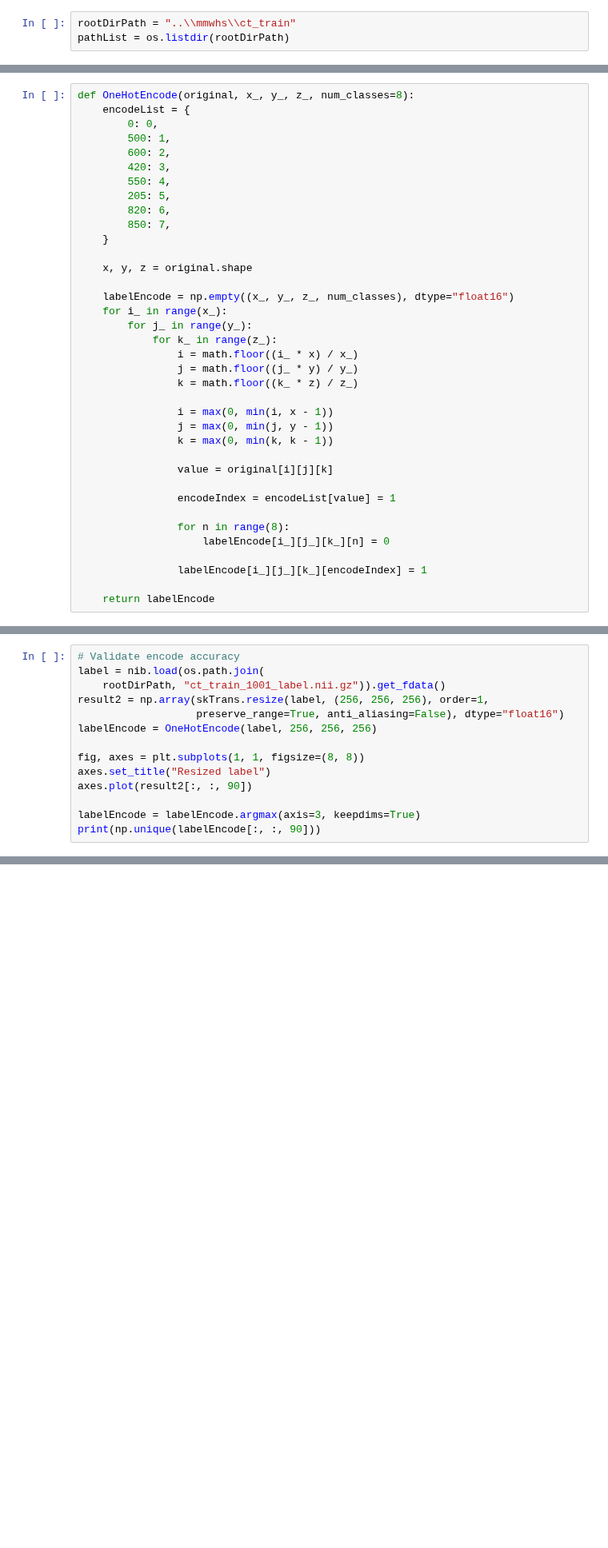
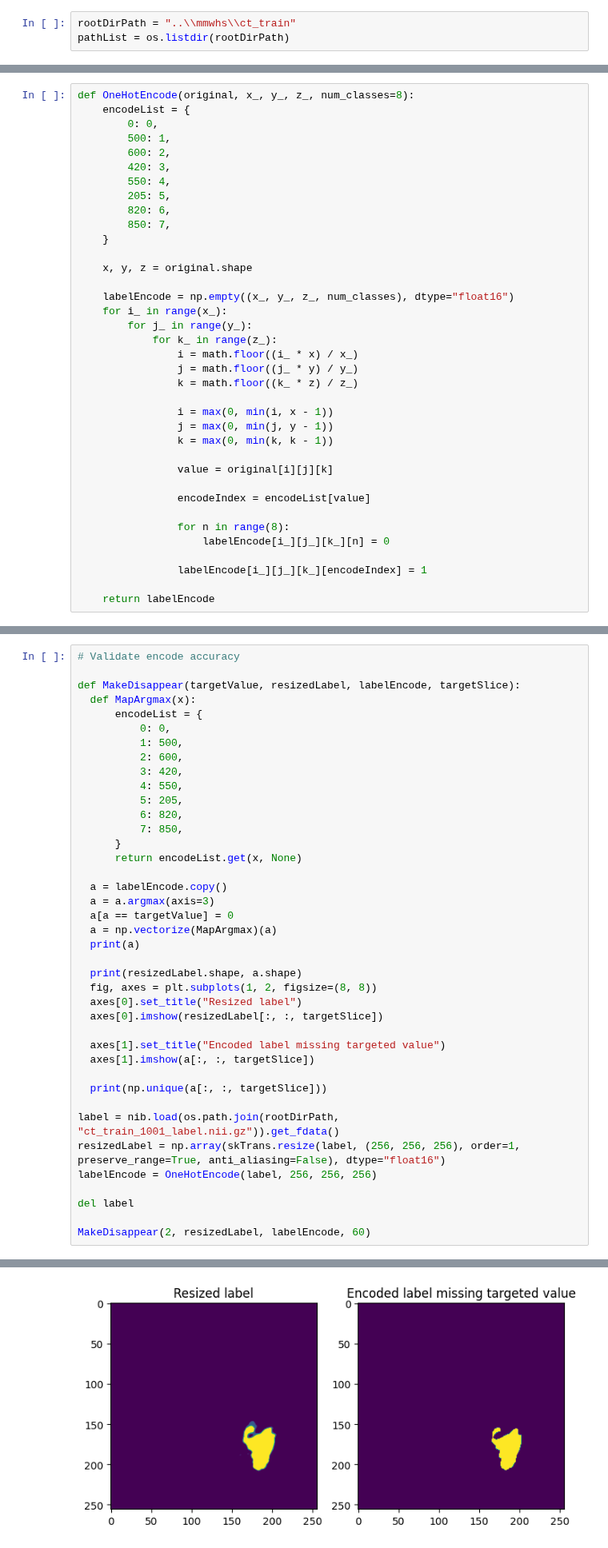
Before and after one commit to VISEF-ISEF-team/VasculAR, a Jupyter notebook: DeepLearning/model/6-Vnet.ipynb, the cells around one changed output, grey strips where cells are left out. Shown at 80% size. Drawn from its saved outputs; the diff is of its cells as text; blank space fills up the shorter version.

Commit message:
added encode accuracy proof, vnet functions

```diff
--- a/DeepLearning/model/6-Vnet.ipynb
+++ b/DeepLearning/model/6-Vnet.ipynb
@@ -101,7 +106,7 @@ def OneHotEncode(original, x_, y_, z_, num_classes=8):
 
                 value = original[i][j][k]
 
-                encodeIndex = encodeList[value] = 1
+                encodeIndex = encodeList[value]
 
                 for n in range(8):
                     labelEncode[i_][j_][k_][n] = 0
@@ -131,14 +156,41 @@ GenerateEncodeData(rootDirPath, pathList, 256, 256, 256)
-# %%
-# Validate encode accuracy
-label = nib.load(os.path.join(
-    rootDirPath, "ct_train_1001_label.nii.gz")).get_fdata()
-result2 = np.array(skTrans.resize(label, (256, 256, 256), order=1,
-                   preserve_range=True, anti_aliasing=False), dtype="float16")
-labelEncode = OneHotEncode(label, 256, 256, 256)
-
-fig, axes = plt.subplots(1, 1, figsize=(8, 8))
-axes.set_title("Resized label")
-axes.plot(result2[:, :, 90])
-
-labelEncode = labelEncode.argmax(axis=3, keepdims=True)
-print(np.unique(labelEncode[:, :, 90]))
+# %%
+# Validate encode accuracy
+
+def MakeDisappear(targetValue, resizedLabel, labelEncode, targetSlice):
+  def MapArgmax(x):
+      encodeList = {
+          0: 0,
+          1: 500,
+          2: 600,
+          3: 420,
+          4: 550,
+          5: 205,
+          6: 820,
+          7: 850,
+      }
+      return encodeList.get(x, None)
+
+  a = labelEncode.copy()
+  a = a.argmax(axis=3)
+  a[a == targetValue] = 0
+  a = np.vectorize(MapArgmax)(a)
+  print(a)
+
+  print(resizedLabel.shape, a.shape)
+  fig, axes = plt.subplots(1, 2, figsize=(8, 8))
+  axes[0].set_title("Resized label")
+  axes[0].imshow(resizedLabel[:, :, targetSlice])
+
+  axes[1].set_title("Encoded label missing targeted value")
+  axes[1].imshow(a[:, :, targetSlice])
+
+  print(np.unique(a[:, :, targetSlice]))
+
+label = nib.load(os.path.join(rootDirPath, "ct_train_1001_label.nii.gz")).get_fdata()
+resizedLabel = np.array(skTrans.resize(label, (256, 256, 256), order=1, preserve_range=True, anti_aliasing=False), dtype="float16")
+labelEncode = OneHotEncode(label, 256, 256, 256)
+
+del label
+
+MakeDisappear(2, resizedLabel, labelEncode, 60)
+# %% [output]
@@ -145,3 +214,4 @@ print(np.unique(labelEncode[:, :, 90]))
+[figure, added]
 # %%
 # Validate encode accuracy
 label = nib.load(os.path.join(
```
Also changed, not shown: parts of 6 cells of this notebook, 2 other files.
